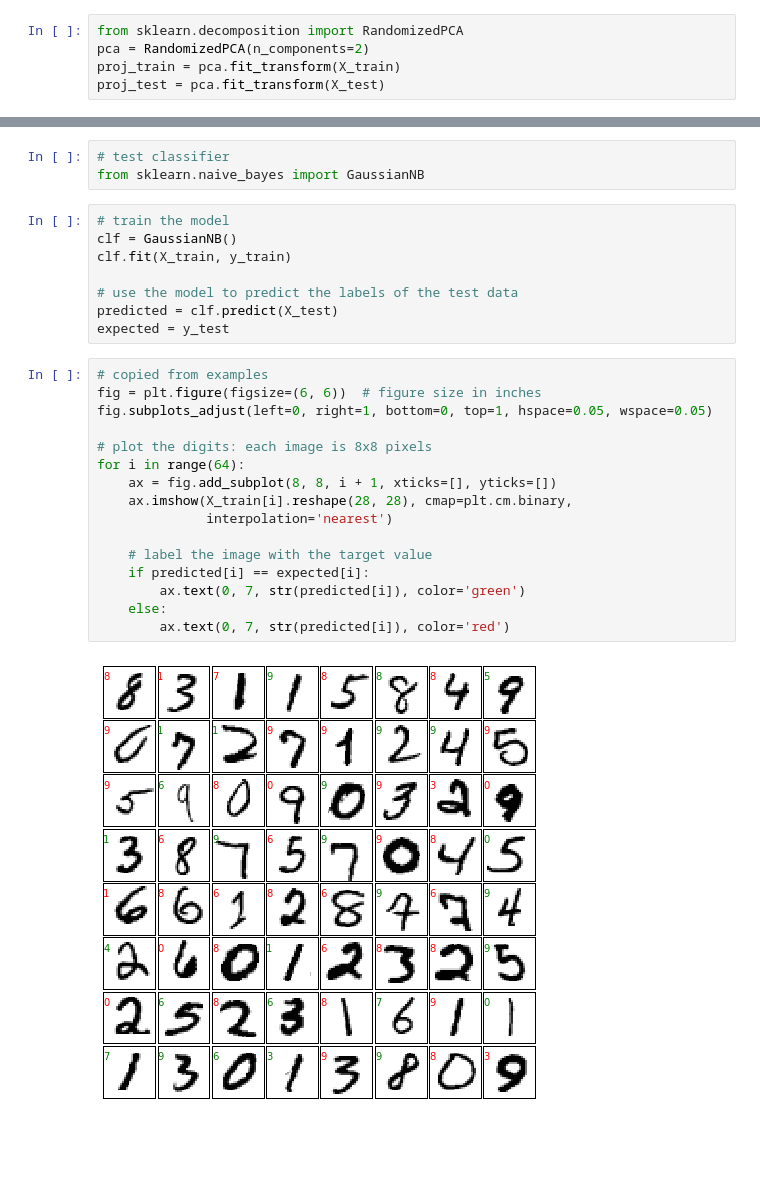
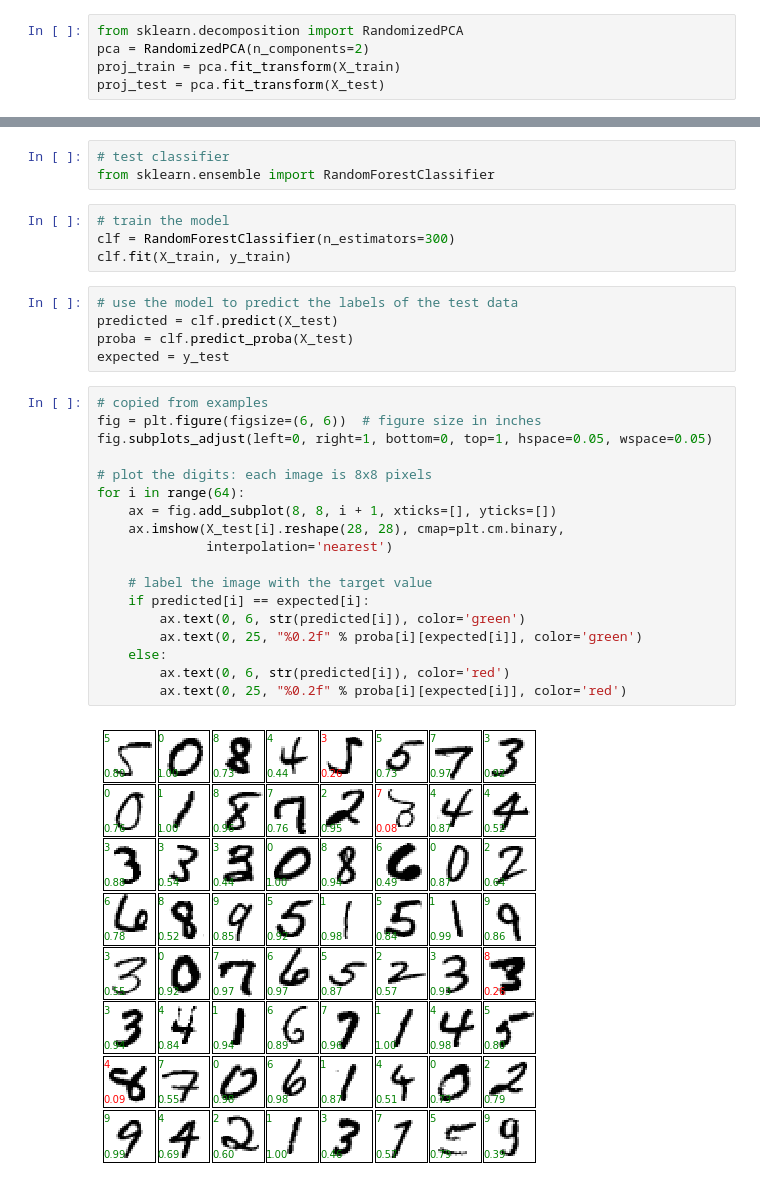
Before and after one commit to inmidvideo/kaggle-mnist, a Jupyter notebook: python/mnist_test.ipynb, the cells around one changed output, grey strips where cells are left out. Saved outputs shown, nothing was run; the diff lists cells and outputs as text; blank space fills up the shorter version.

Commit message:
changed test to random forest

```diff
--- a/python/mnist_test.ipynb
+++ b/python/mnist_test.ipynb
@@ -39,32 +50,35 @@ plt.colorbar()
 # %%
 # test classifier
-from sklearn.naive_bayes import GaussianNB
+from sklearn.ensemble import RandomForestClassifier
+# %%
+# train the model
+clf = RandomForestClassifier(n_estimators=300)
+clf.fit(X_train, y_train)
 # %%
-# train the model
-clf = GaussianNB()
-clf.fit(X_train, y_train)
-
 # use the model to predict the labels of the test data
 predicted = clf.predict(X_test)
+proba = clf.predict_proba(X_test)
 expected = y_test
 # %%
 # copied from examples
 fig = plt.figure(figsize=(6, 6))  # figure size in inches
 fig.subplots_adjust(left=0, right=1, bottom=0, top=1, hspace=0.05, wspace=0.05)
 
 # plot the digits: each image is 8x8 pixels
 for i in range(64):
     ax = fig.add_subplot(8, 8, i + 1, xticks=[], yticks=[])
-    ax.imshow(X_train[i].reshape(28, 28), cmap=plt.cm.binary,
+    ax.imshow(X_test[i].reshape(28, 28), cmap=plt.cm.binary,
               interpolation='nearest')
 
     # label the image with the target value
     if predicted[i] == expected[i]:
-        ax.text(0, 7, str(predicted[i]), color='green')
+        ax.text(0, 6, str(predicted[i]), color='green')
+        ax.text(0, 25, "%0.2f" % proba[i][expected[i]], color='green')
     else:
-        ax.text(0, 7, str(predicted[i]), color='red')
+        ax.text(0, 6, str(predicted[i]), color='red')
+        ax.text(0, 25, "%0.2f" % proba[i][expected[i]], color='red')
 # %% [output]
-[figure, old version]
+[figure, new version]
 # %%
 # accuracy
 matches = (predicted == expected)
```
Also changed, not shown: parts of 7 cells of this notebook.
